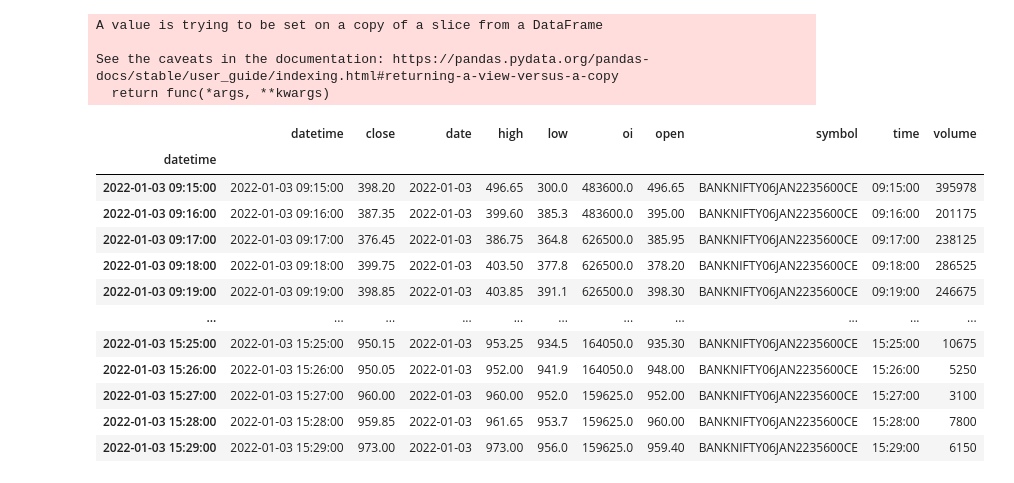
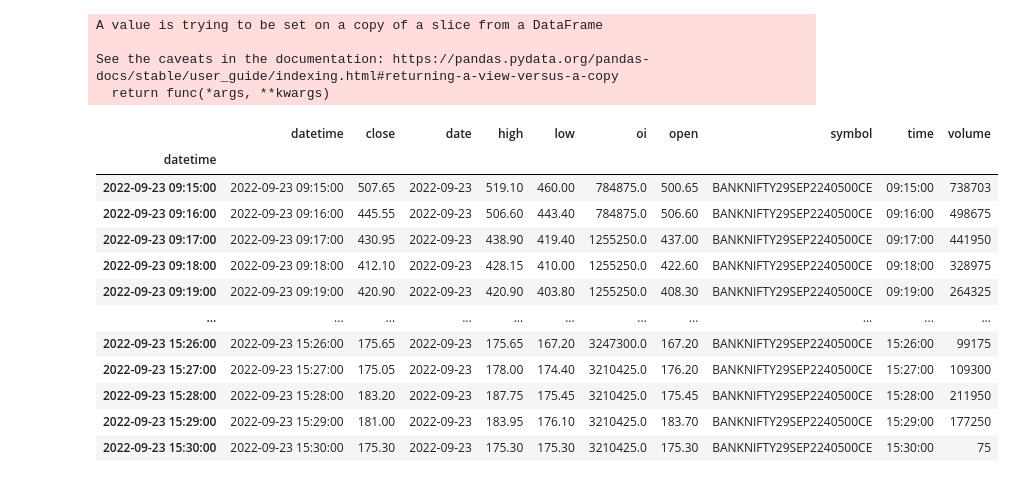
Before and after one commit to drnerd47/algotradingframework, a Jupyter notebook: OptionTechIndicators.ipynb, the cells around one changed output. Saved outputs shown, nothing was run; the diff lists cells and outputs as text; code cells hidden in the pictures.

```diff
--- a/OptionTechIndicators.ipynb
+++ b/OptionTechIndicators.ipynb
@@ -18,52 +18,56 @@ import matplotlib.pyplot as plt
 import seaborn as sns
 sns.set()
 # %%
-Banknifty_Path = "../NIFTYOptionsData/OptionsData/Banknifty/"
-Nifty_Path = "../NIFTYOptionsData/OptionsData/Nifty/"
-start_date = datetime.date(2022, 1, 3)
-date_string = start_date.strftime("%Y/Data%Y%m%d.csv")
-BNPath = Banknifty_Path + date_string
-NPath = Nifty_Path + date_string
-my_fileN = Path(NPath)
-my_fileBN = Path(BNPath)
-# print("Working on file - "+date_string)
-if my_fileN.exists() and my_fileBN.exists():
-  masterdfN = atom.LoadDF(NPath)
-  masterdfBN = atom.LoadDF(BNPath)
-masterdf = masterdfBN
+def getOPData(date, EnterTime):
+    Banknifty_Path = "../NIFTYOptionsData/OptionsData/Banknifty/"
+    Nifty_Path = "../NIFTYOptionsData/OptionsData/Nifty/"
+    date_string = date.strftime("%Y/Data%Y%m%d.csv")
+    BNPath = Banknifty_Path + date_string
+    NPath = Nifty_Path + date_string
+    my_fileN = Path(NPath)
+    my_fileBN = Path(BNPath)
+    # print("Working on file - "+date_string)
+    if my_fileN.exists() and my_fileBN.exists():
+      masterdfN = atom.LoadDF(NPath)
+      masterdfBN = atom.LoadDF(BNPath)
+    masterdf = masterdfBN
 
-EnterTime = datetime.time(9,30)
-symbol = defs.BN
-spotdata = atom.GetSpotData(masterdf, defs.BN)
-for s in range(len(spotdata)):
-    currentcandle = spotdata.iloc[s]
-    if currentcandle.name.time() == EnterTime:
-        exp = atom.GetExpiry(masterdf, symbol)
-        if symbol == defs.N :
-            cst = currentcandle["open"]
-            cst = int(round(cst / 50, 0)*50)
-        elif symbol == defs.BN :
-            cst = currentcandle["open"]
-            cst = int(round(cst / 100, 0) * 100)
-        opdfCE = masterdf[masterdf['symbol'] == symbol + exp + str(cst) + "CE"]
-        opdfPE = masterdf[masterdf['symbol'] == symbol + exp + str(cst) + "PE"]
-        break
+    symbol = defs.BN
+    spotdata = atom.GetSpotData(masterdf, defs.BN)
+    for s in range(len(spotdata)):
+        currentcandle = spotdata.iloc[s]
+        if currentcandle.name.time() == EnterTime:
+            exp = atom.GetExpiry(masterdf, symbol)
+            if symbol == defs.N :
+                cst = currentcandle["open"]
+                cst = int(round(cst / 50, 0)*50)
+            elif symbol == defs.BN :
+                cst = currentcandle["open"]
+                cst = int(round(cst / 100, 0) * 100)
+            opdfCE = masterdf[masterdf['symbol'] == symbol + exp + str(cst) + "CE"]
+            opdfPE = masterdf[masterdf['symbol'] == symbol + exp + str(cst) + "PE"]
+            break
+    return (opdfCE, opdfPE)
+
+date = datetime.date(2022, 9, 23)
+EnterTime = datetime.time(9,16)
+(opdfCE, opdfPE) = getOPData(date, EnterTime)
 opdfCE
 # %% [output]
 A value is trying to be set on a copy of a slice from a DataFrame
 
 See the caveats in the documentation: https://pandas.pydata.org/pandas-docs/stable/user_guide/indexing.html#returning-a-view-versus-a-copy
   return func(*args, **kwargs)
 |  | datetime | close | date | high | low | oi | open | symbol | time | volume |
 | datetime |  |  |  |  |  |  |  |  |  |  |
-| 2022-01-03 09:15:00 | 2022-01-03 09:15:00 | 398.20 | 2022-01-03 | 496.65 | 300.0 | 483600.0 | 496.65 | BANKNIFTY06JAN2235600CE | 09:15:00 | 395978 |
-| 2022-01-03 09:16:00 | 2022-01-03 09:16:00 | 387.35 | 2022-01-03 | 399.60 | 385.3 | 483600.0 | 395.00 | BANKNIFTY06JAN2235600CE | 09:16:00 | 201175 |
-| 2022-01-03 09:17:00 | 2022-01-03 09:17:00 | 376.45 | 2022-01-03 | 386.75 | 364.8 | 626500.0 | 385.95 | BANKNIFTY06JAN2235600CE | 09:17:00 | 238125 |
-| 2022-01-03 09:18:00 | 2022-01-03 09:18:00 | 399.75 | 2022-01-03 | 403.50 | 377.8 | 626500.0 | 378.20 | BANKNIFTY06JAN2235600CE | 09:18:00 | 286525 |
-| 2022-01-03 09:19:00 | 2022-01-03 09:19:00 | 398.85 | 2022-01-03 | 403.85 | 391.1 | 626500.0 | 398.30 | BANKNIFTY06JAN2235600CE | 09:19:00 | 246675 |
+| 2022-09-23 09:15:00 | 2022-09-23 09:15:00 | 507.65 | 2022-09-23 | 519.10 | 460.00 | 784875.0 | 500.65 | BANKNIFTY29SEP2240500CE | 09:15:00 | 738703 |
+| 2022-09-23 09:16:00 | 2022-09-23 09:16:00 | 445.55 | 2022-09-23 | 506.60 | 443.40 | 784875.0 | 506.60 | BANKNIFTY29SEP2240500CE | 09:16:00 | 498675 |
+| 2022-09-23 09:17:00 | 2022-09-23 09:17:00 | 430.95 | 2022-09-23 | 438.90 | 419.40 | 1255250.0 | 437.00 | BANKNIFTY29SEP2240500CE | 09:17:00 | 441950 |
+| 2022-09-23 09:18:00 | 2022-09-23 09:18:00 | 412.10 | 2022-09-23 | 428.15 | 410.00 | 1255250.0 | 422.60 | BANKNIFTY29SEP2240500CE | 09:18:00 | 328975 |
+| 2022-09-23 09:19:00 | 2022-09-23 09:19:00 | 420.90 | 2022-09-23 | 420.90 | 403.80 | 1255250.0 | 408.30 | BANKNIFTY29SEP2240500CE | 09:19:00 | 264325 |
 | ... | ... | ... | ... | ... | ... | ... | ... | ... | ... | ... |
-| 2022-01-03 15:25:00 | 2022-01-03 15:25:00 | 950.15 | 2022-01-03 | 953.25 | 934.5 | 164050.0 | 935.30 | BANKNIFTY06JAN2235600CE | 15:25:00 | 10675 |
-| 2022-01-03 15:26:00 | 2022-01-03 15:26:00 | 950.05 | 2022-01-03 | 952.00 | 941.9 | 164050.0 | 948.00 | BANKNIFTY06JAN2235600CE | 15:26:00 | 5250 |
-| 2022-01-03 15:27:00 | 2022-01-03 15:27:00 | 960.00 | 2022-01-03 | 960.00 | 952.0 | 159625.0 | 952.00 | BANKNIFTY06JAN2235600CE | 15:27:00 | 3100 |
-| 2022-01-03 15:28:00 | 2022-01-03 15:28:00 | 959.85 | 2022-01-03 | 961.65 | 953.7 | 159625.0 | 960.00 | BANKNIFTY06JAN2235600CE | 15:28:00 | 7800 |
-| 2022-01-03 15:29:00 | 2022-01-03 15:29:00 | 973.00 | 2022-01-03 | 973.00 | 956.0 | 159625.0 | 959.40 | BANKNIFTY06JAN2235600CE | 15:29:00 | 6150 |
+| 2022-09-23 15:26:00 | 2022-09-23 15:26:00 | 175.65 | 2022-09-23 | 175.65 | 167.20 | 3247300.0 | 167.20 | BANKNIFTY29SEP2240500CE | 15:26:00 | 99175 |
+| 2022-09-23 15:27:00 | 2022-09-23 15:27:00 | 175.05 | 2022-09-23 | 178.00 | 174.40 | 3210425.0 | 176.20 | BANKNIFTY29SEP2240500CE | 15:27:00 | 109300 |
+| 2022-09-23 15:28:00 | 2022-09-23 15:28:00 | 183.20 | 2022-09-23 | 187.75 | 175.45 | 3210425.0 | 175.45 | BANKNIFTY29SEP2240500CE | 15:28:00 | 211950 |
+| 2022-09-23 15:29:00 | 2022-09-23 15:29:00 | 181.00 | 2022-09-23 | 183.95 | 176.10 | 3210425.0 | 183.70 | BANKNIFTY29SEP2240500CE | 15:29:00 | 177250 |
+| 2022-09-23 15:30:00 | 2022-09-23 15:30:00 | 175.30 | 2022-09-23 | 175.30 | 175.30 | 3210425.0 | 175.30 | BANKNIFTY29SEP2240500CE | 15:30:00 | 75 |
```
Also changed, not shown: parts of 5 cells of this notebook, 11 other files.
